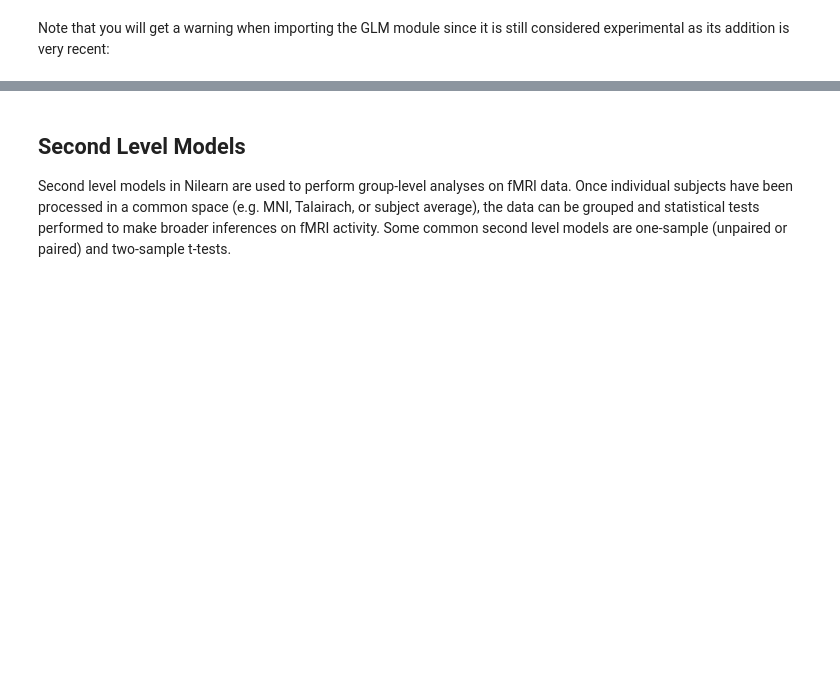
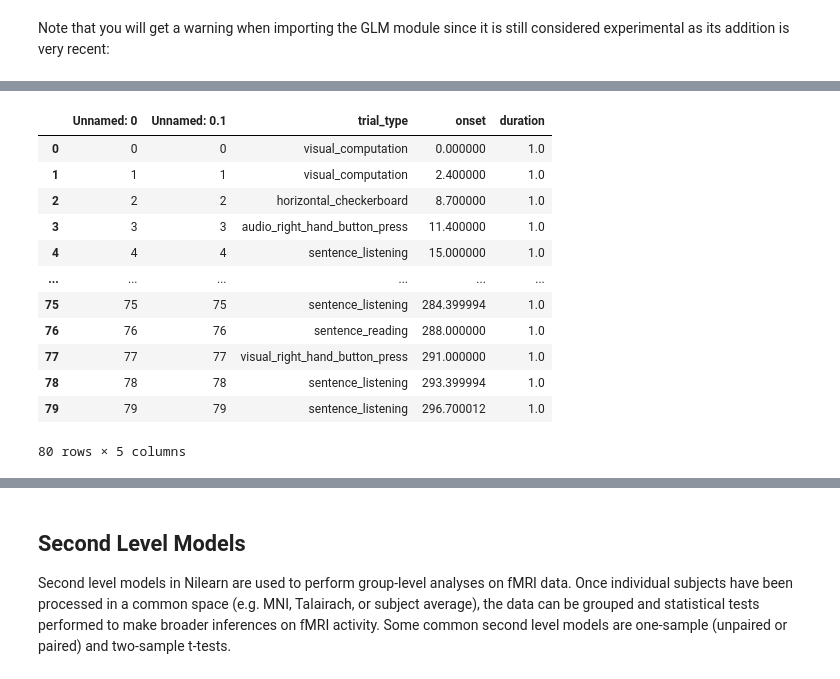
Before and after one commit to nilearn/dev-days-2021, a Jupyter notebook: Notebooks/introduction_whatsnew/glm.ipynb, the cells around one changed output, grey strips where cells are left out. Cells and saved outputs as stored; diff of their text form; code cells hidden in the pictures; blank space fills up the shorter version.

```diff
--- a/Notebooks/introduction_whatsnew/glm.ipynb
+++ b/Notebooks/introduction_whatsnew/glm.ipynb
@@ -193,0 +60,4 @@ plot_stat_map(fixed_fx_stat,
+# %%
+from nilearn.datasets import func
+data = func.fetch_localizer_first_level()
+fmri_img = data.epi_img
@@ -193,0 +76,19 @@ plot_stat_map(fixed_fx_stat,
+# %%
+events_file = data['events']
+import pandas as pd
+events = pd.read_table(events_file)
+events
+# %% [output]
+|  | Unnamed: 0 | Unnamed: 0.1 | trial_type | onset | duration |
+| 0 | 0 | 0 | visual_computation | 0.000000 | 1.0 |
+| 1 | 1 | 1 | visual_computation | 2.400000 | 1.0 |
+| 2 | 2 | 2 | horizontal_checkerboard | 8.700000 | 1.0 |
+| 3 | 3 | 3 | audio_right_hand_button_press | 11.400000 | 1.0 |
+| 4 | 4 | 4 | sentence_listening | 15.000000 | 1.0 |
+| ... | ... | ... | ... | ... | ... |
+| 75 | 75 | 75 | sentence_listening | 284.399994 | 1.0 |
+| 76 | 76 | 76 | sentence_reading | 288.000000 | 1.0 |
+| 77 | 77 | 77 | visual_right_hand_button_press | 291.000000 | 1.0 |
+| 78 | 78 | 78 | sentence_listening | 293.399994 | 1.0 |
+| 79 | 79 | 79 | sentence_listening | 296.700012 | 1.0 |
+80 rows × 5 columns
```
Also changed, not shown: parts of 28 cells of this notebook.
